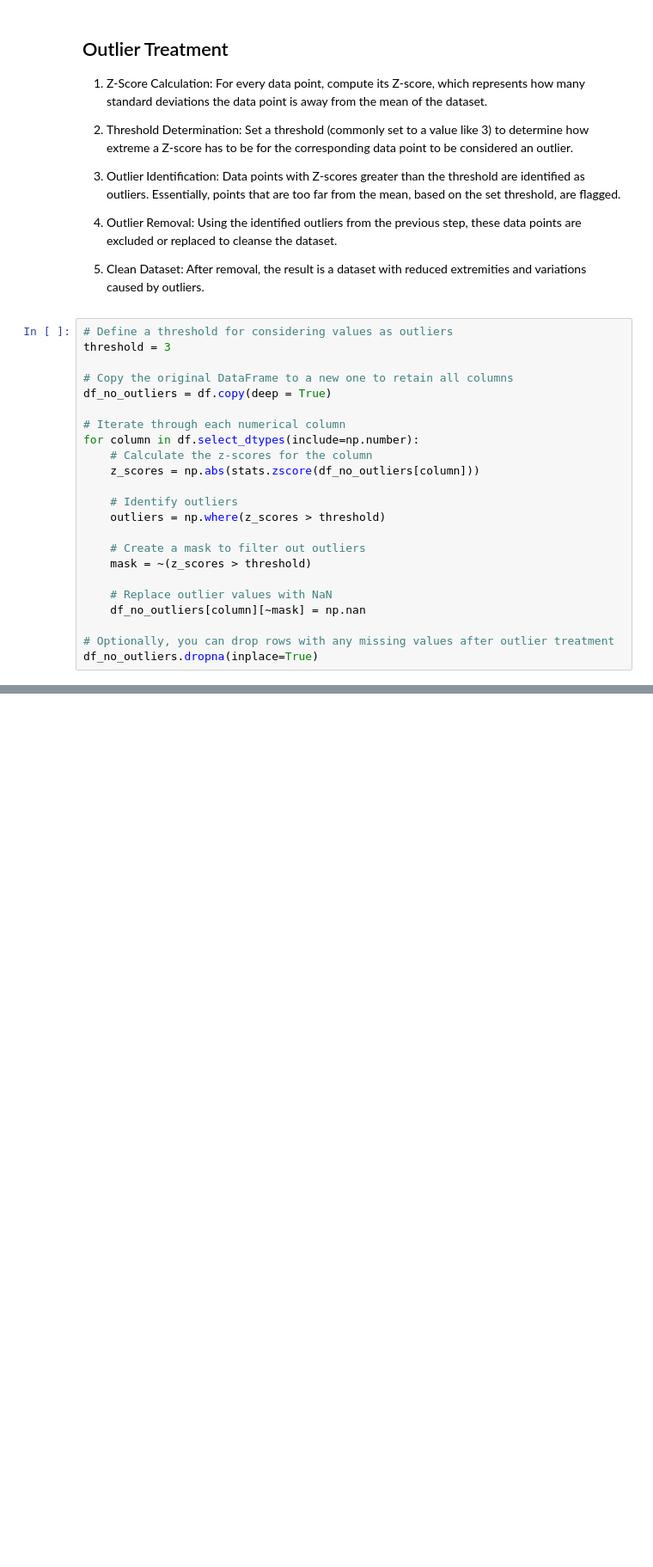
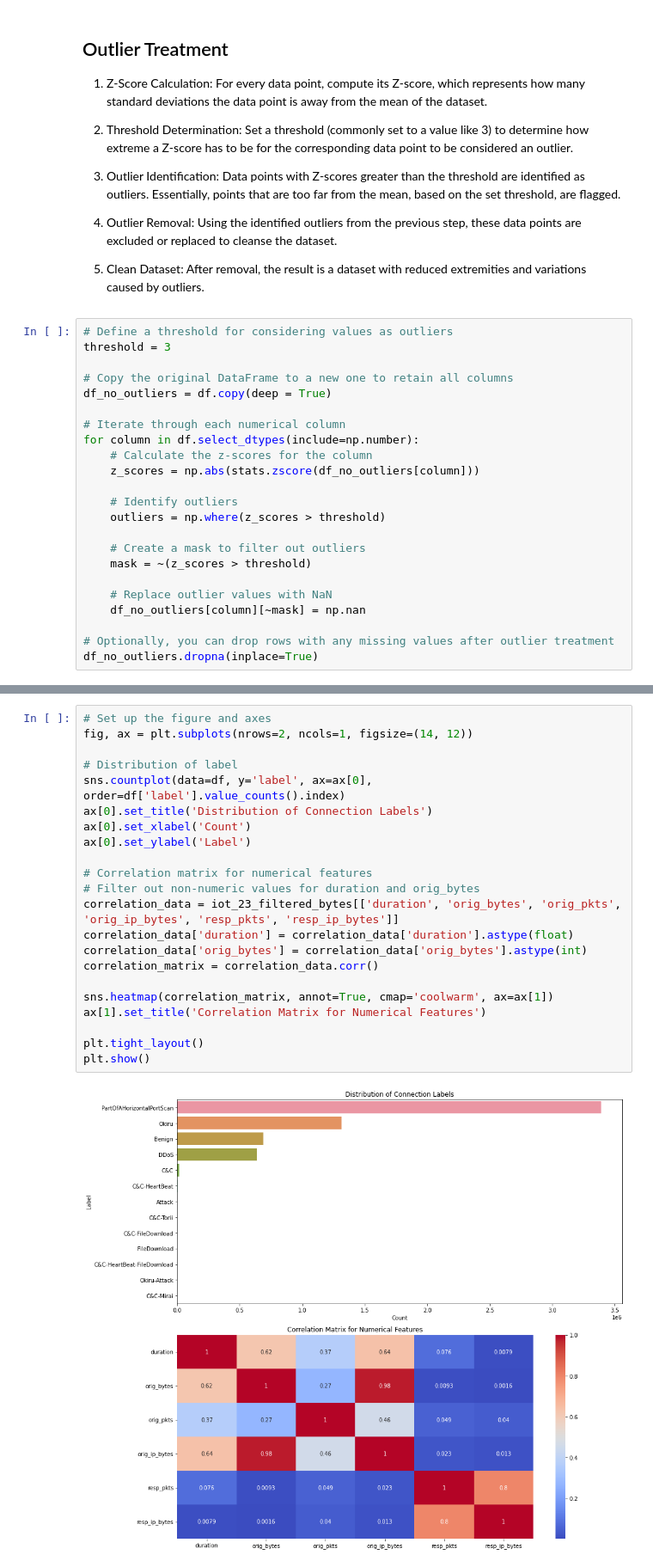
Before and after one commit to Chane2023/Malicious-Software-Prediction, a Jupyter notebook: notebooks/Data Exploration and EDA.ipynb, the cells around one changed output, grey strips where cells are left out. Shown at 86% size. Cells and saved outputs as stored; diff of their text form; blank space fills up the shorter version.

```diff
--- a/notebooks/Data Exploration and EDA.ipynb
+++ b/notebooks/Data Exploration and EDA.ipynb
@@ -104,0 +248,24 @@ x
+# %%
+# Set up the figure and axes
+fig, ax = plt.subplots(nrows=2, ncols=1, figsize=(14, 12))
+
+# Distribution of label
+sns.countplot(data=df, y='label', ax=ax[0], order=df['label'].value_counts().index)
+ax[0].set_title('Distribution of Connection Labels')
+ax[0].set_xlabel('Count')
+ax[0].set_ylabel('Label')
+
+# Correlation matrix for numerical features
+# Filter out non-numeric values for duration and orig_bytes
+correlation_data = iot_23_filtered_bytes[['duration', 'orig_bytes', 'orig_pkts', 'orig_ip_bytes', 'resp_pkts', 'resp_ip_bytes']]
+correlation_data['duration'] = correlation_data['duration'].astype(float)
+correlation_data['orig_bytes'] = correlation_data['orig_bytes'].astype(int)
+correlation_matrix = correlation_data.corr()
+
+sns.heatmap(correlation_matrix, annot=True, cmap='coolwarm', ax=ax[1])
+ax[1].set_title('Correlation Matrix for Numerical Features')
+
+plt.tight_layout()
+plt.show()
+# %% [output]
+[figure, added]
```
Also changed, not shown: parts of 21 cells of this notebook.
